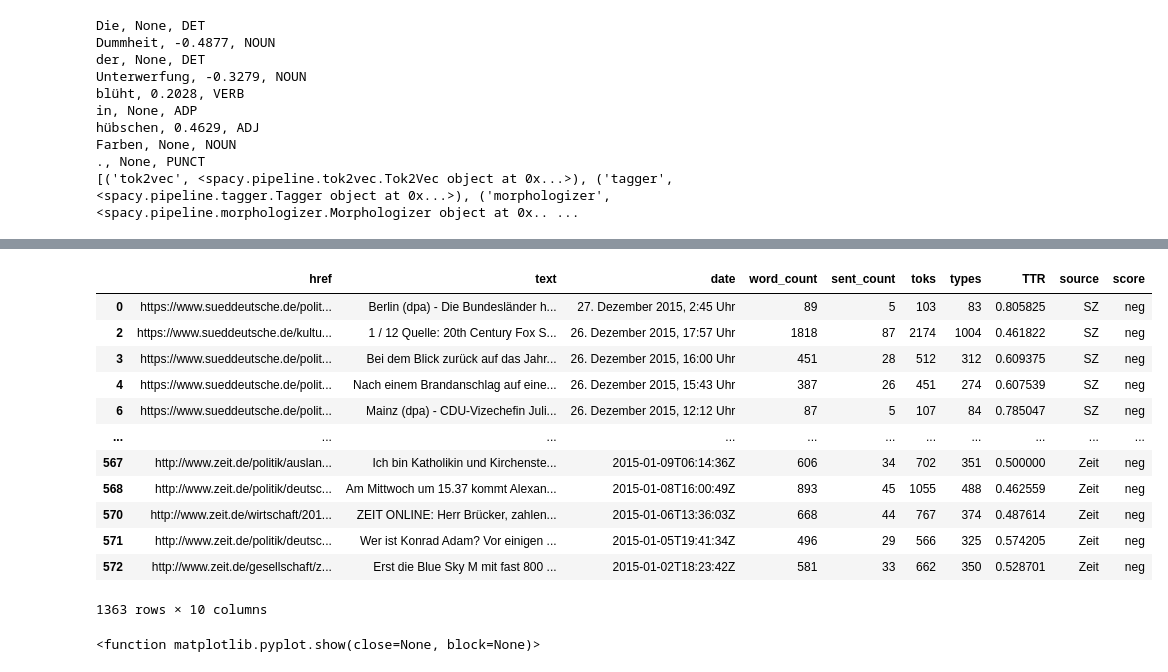
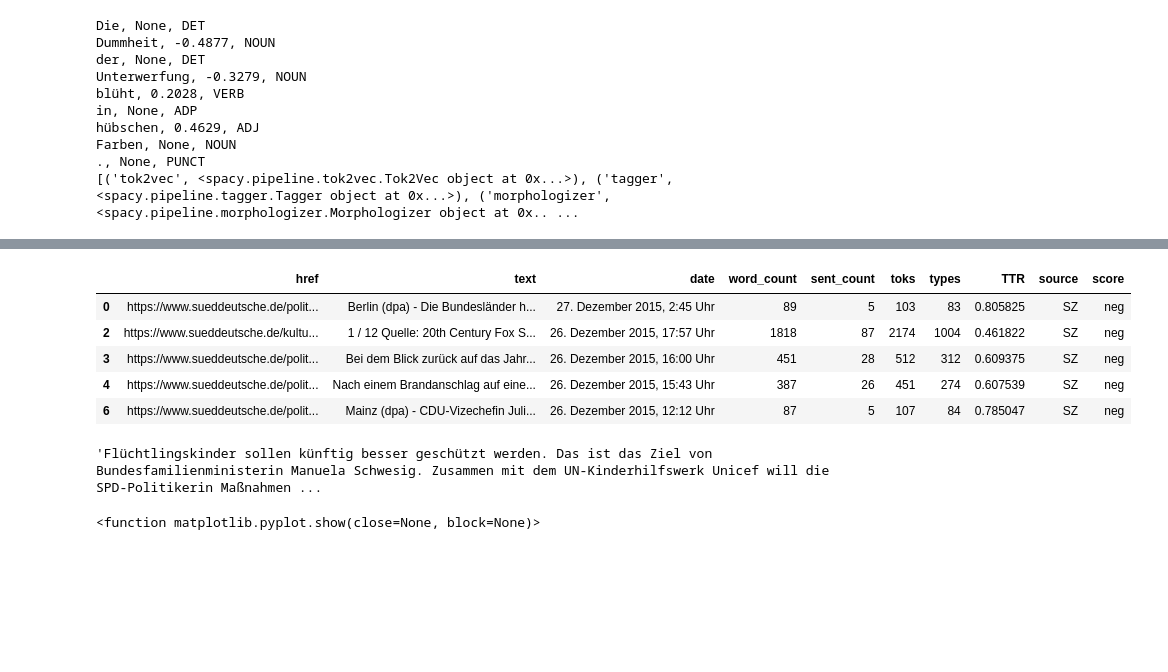
Before and after one commit to Data-Science-for-Linguists-2021/Fl-chtlingskrise-Sentiment-Analysis, a Jupyter notebook: Presentation.ipynb, the cells around one changed output, grey strips where cells are left out. Saved outputs shown, nothing was run; the diff lists cells and outputs as text; code cells hidden in the pictures; blank space fills up the shorter version.

```diff
--- a/Presentation.ipynb
+++ b/Presentation.ipynb
@@ -356,18 +374,19 @@ pos
 # %%
+# Quick looks at negative df (this one is muuuuch bigger)
 neg = all_df[all_df.score == 'neg']
-neg
+neg.head()
 # %% [output]
 |  | href | text | date | word_count | sent_count | toks | types | TTR | source | score |
 | 0 | https://www.sueddeutsche.de/polit... | Berlin (dpa) - Die Bundesländer h... | 27. Dezember 2015, 2:45 Uhr | 89 | 5 | 103 | 83 | 0.805825 | SZ | neg |
 | 2 | https://www.sueddeutsche.de/kultu... | 1 / 12 Quelle: 20th Century Fox S... | 26. Dezember 2015, 17:57 Uhr | 1818 | 87 | 2174 | 1004 | 0.461822 | SZ | neg |
 | 3 | https://www.sueddeutsche.de/polit... | Bei dem Blick zurück auf das Jahr... | 26. Dezember 2015, 16:00 Uhr | 451 | 28 | 512 | 312 | 0.609375 | SZ | neg |
 | 4 | https://www.sueddeutsche.de/polit... | Nach einem Brandanschlag auf eine... | 26. Dezember 2015, 15:43 Uhr | 387 | 26 | 451 | 274 | 0.607539 | SZ | neg |
 | 6 | https://www.sueddeutsche.de/polit... | Mainz (dpa) - CDU-Vizechefin Juli... | 26. Dezember 2015, 12:12 Uhr | 87 | 5 | 107 | 84 | 0.785047 | SZ | neg |
-| ... | ... | ... | ... | ... | ... | ... | ... | ... | ... | ... |
-| 567 | http://www.zeit.de/politik/auslan... | Ich bin Katholikin und Kirchenste... | 2015-01-09T06:14:36Z | 606 | 34 | 702 | 351 | 0.500000 | Zeit | neg |
-| 568 | http://www.zeit.de/politik/deutsc... | Am Mittwoch um 15.37 kommt Alexan... | 2015-01-08T16:00:49Z | 893 | 45 | 1055 | 488 | 0.462559 | Zeit | neg |
-| 570 | http://www.zeit.de/wirtschaft/201... | ZEIT ONLINE: Herr Brücker, zahlen... | 2015-01-06T13:36:03Z | 668 | 44 | 767 | 374 | 0.487614 | Zeit | neg |
-| 571 | http://www.zeit.de/politik/deutsc... | Wer ist Konrad Adam? Vor einigen ... | 2015-01-05T19:41:34Z | 496 | 29 | 566 | 325 | 0.574205 | Zeit | neg |
-| 572 | http://www.zeit.de/gesellschaft/z... | Erst die Blue Sky M mit fast 800 ... | 2015-01-02T18:23:42Z | 581 | 33 | 662 | 350 | 0.528701 | Zeit | neg |
-1363 rows × 10 columns
+# %%
+# an example
+neg.text[122]
+# This is about refugee children needing more protection and the importance of providing that. Not particularly
+# negative in my opinion.
+# %% [output]
+'Flüchtlingskinder sollen künftig besser geschützt werden. Das ist das Ziel von Bundesfamilienministerin Manuela Schwesig. Zusammen mit dem UN-Kinderhilfswerk Unicef will die SPD-Politikerin Maßnahmen ...
 # %%
```
Also changed, not shown: parts of 27 cells of this notebook.
